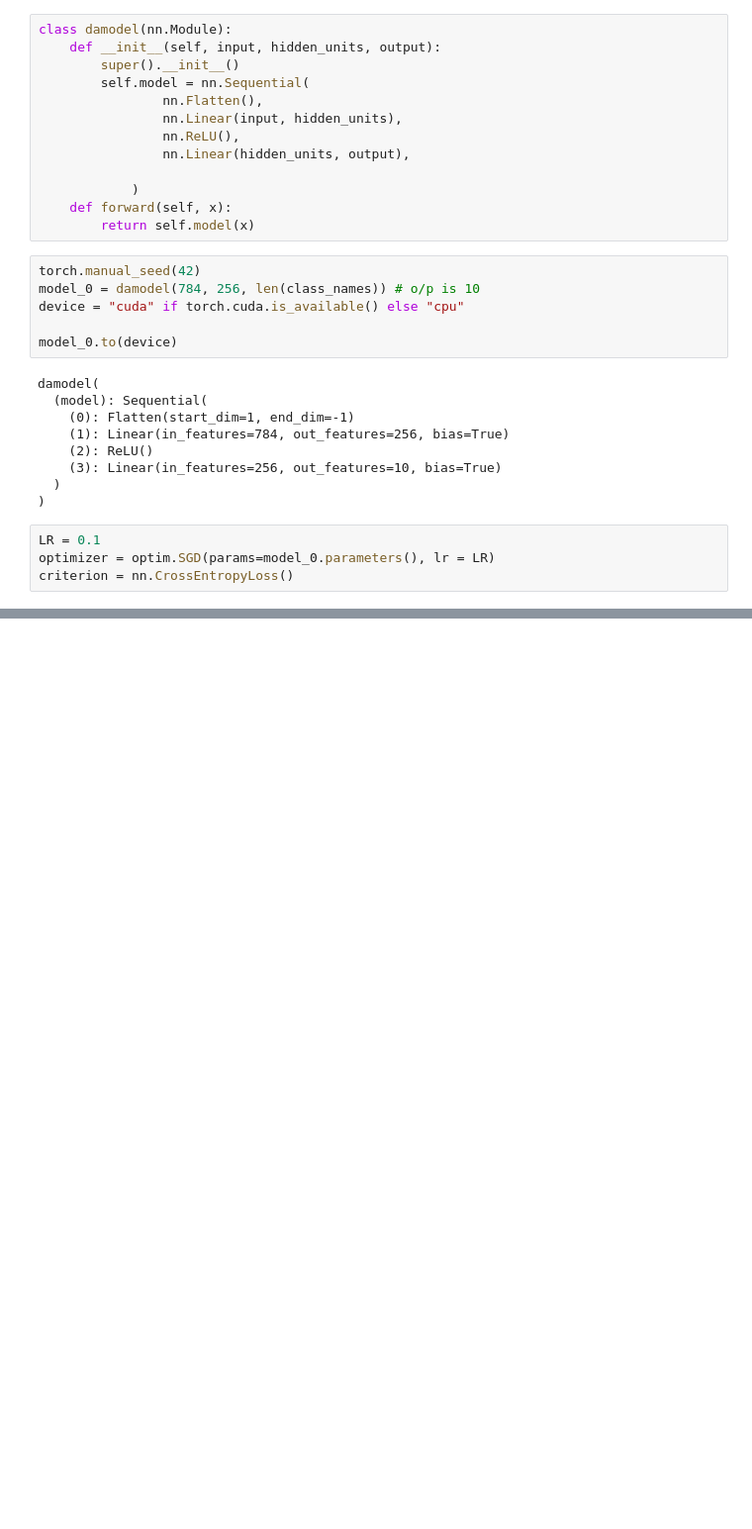
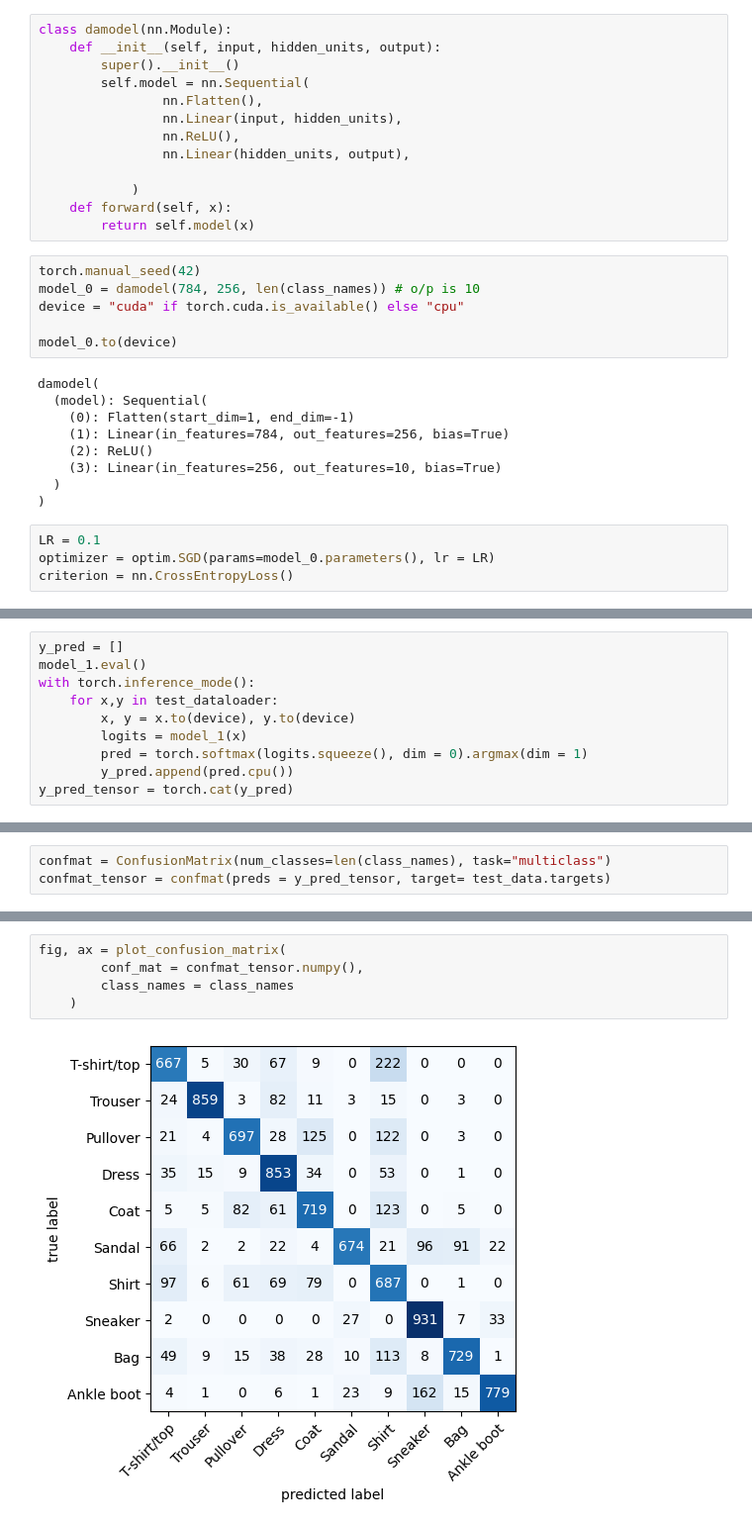
Before and after one commit to Krish743/pytorch-funsies, a Jupyter notebook: CNN/cnn01.ipynb, the cells around one changed output, grey strips where cells are left out. Shown at 99% size. Saved outputs shown, nothing was run; the diff lists cells and outputs as text; blank space fills up the shorter version.

```diff
--- a/CNN/cnn01.ipynb
+++ b/CNN/cnn01.ipynb
@@ -260,0 +449,10 @@ acc:0.8949
+# %%
+y_pred = []
+model_1.eval()
+with torch.inference_mode():
+    for x,y in test_dataloader:
+        x, y = x.to(device), y.to(device)
+        logits = model_1(x)
+        pred = torch.softmax(logits.squeeze(), dim = 0).argmax(dim = 1)
+        y_pred.append(pred.cpu())
+y_pred_tensor = torch.cat(y_pred)
@@ -260,0 +490,3 @@ acc:0.8949
+# %%
+confmat = ConfusionMatrix(num_classes=len(class_names), task="multiclass")
+confmat_tensor = confmat(preds = y_pred_tensor, target= test_data.targets)
@@ -260,0 +506,7 @@ acc:0.8949
+# %%
+fig, ax = plot_confusion_matrix(
+        conf_mat = confmat_tensor.numpy(),
+        class_names = class_names
+    )
+# %% [output]
+[figure, added]
```
Also changed, not shown: parts of 24 cells of this notebook, 2 other files.
